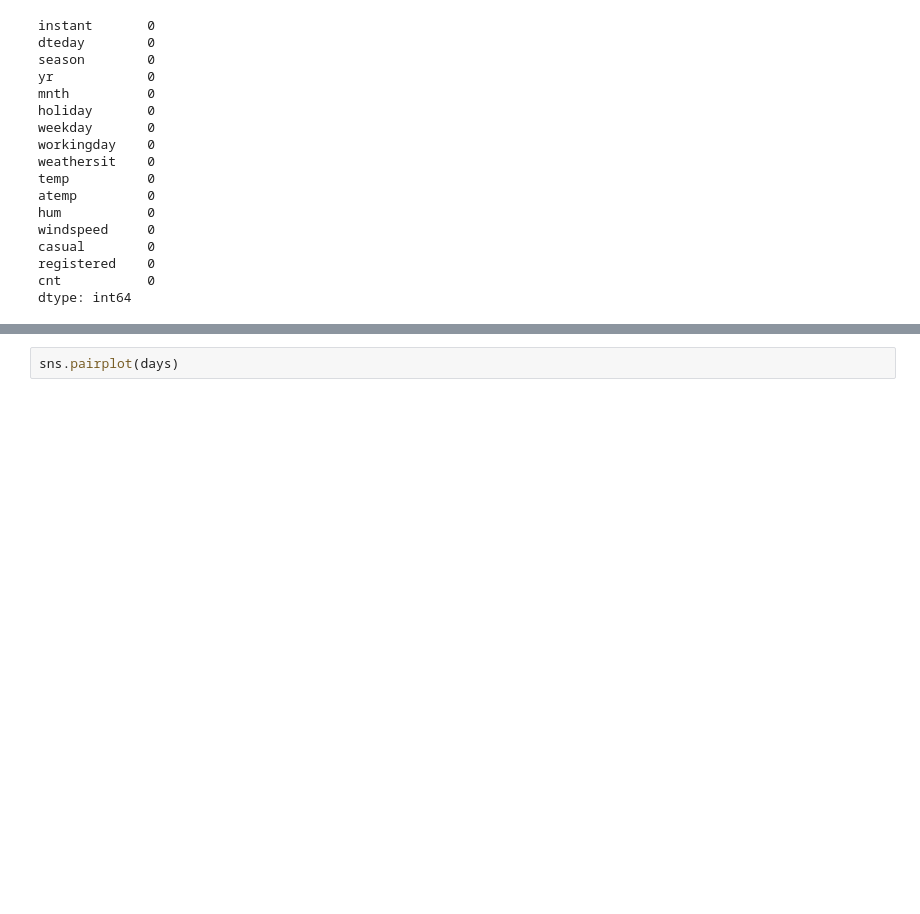
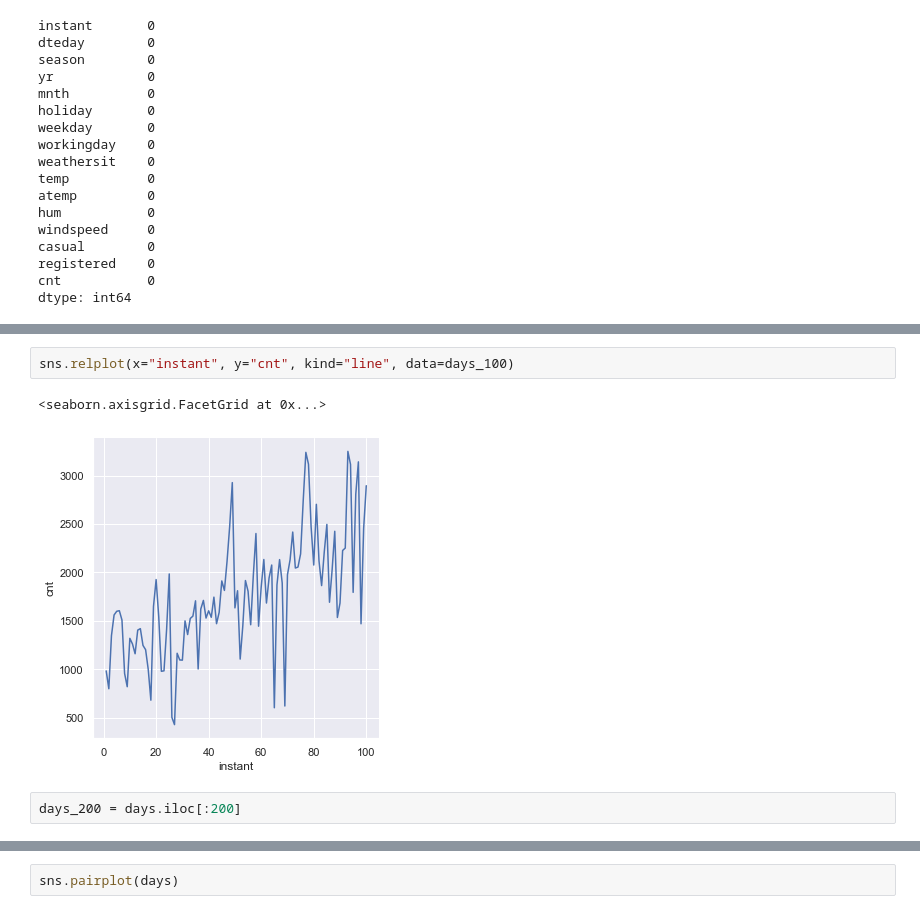
Before and after one commit to laurent-guerguy/Project-5-Bikesharing-Predict-Bike-Usage, a Jupyter notebook: your-project/Data Cleaning.ipynb, the cells around one changed output, grey strips where cells are left out. Cells and saved outputs as stored; diff of their text form; blank space fills up the shorter version.

```diff
--- a/your-project/Data Cleaning.ipynb
+++ b/your-project/Data Cleaning.ipynb
@@ -85,0 +109,7 @@ dtype: int64
+# %%
+sns.relplot(x="instant", y="cnt", kind="line", data=days_100)
+# %% [output]
+<seaborn.axisgrid.FacetGrid at 0x...>
+[figure, added]
+# %%
+days_200 = days.iloc[:200]
```
Also changed, not shown: parts of 6 cells of this notebook, 1 other file.
